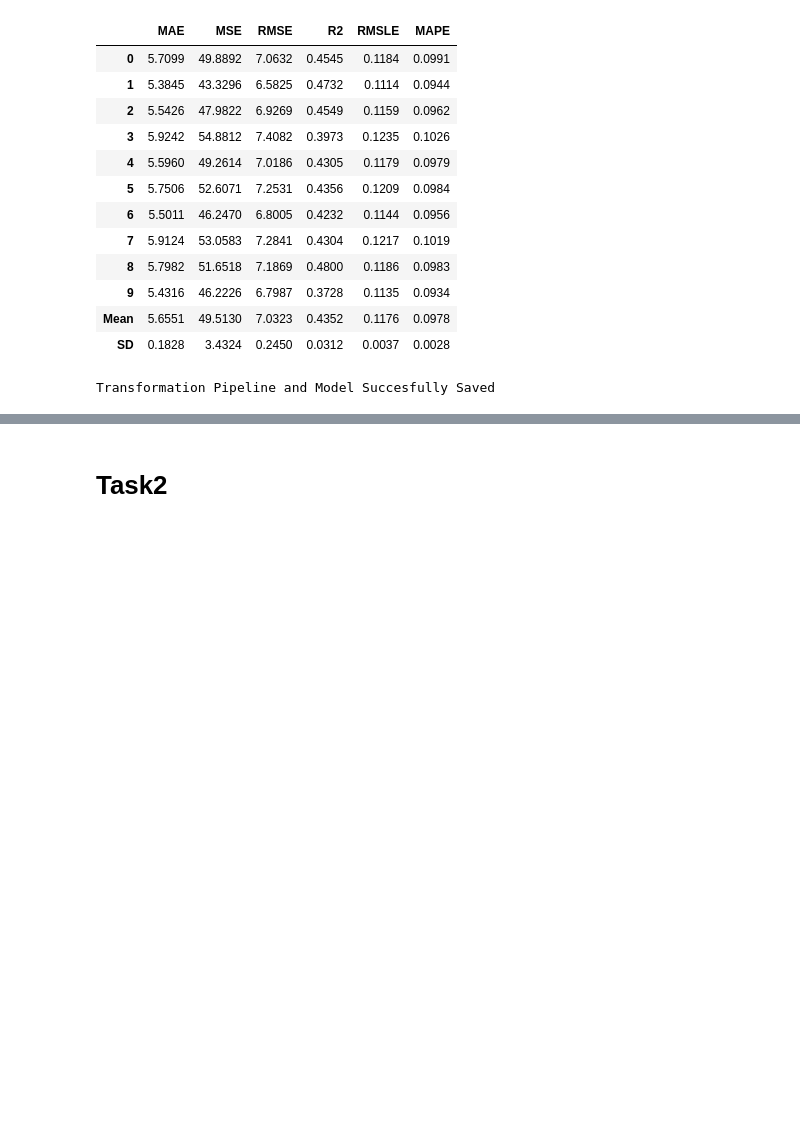
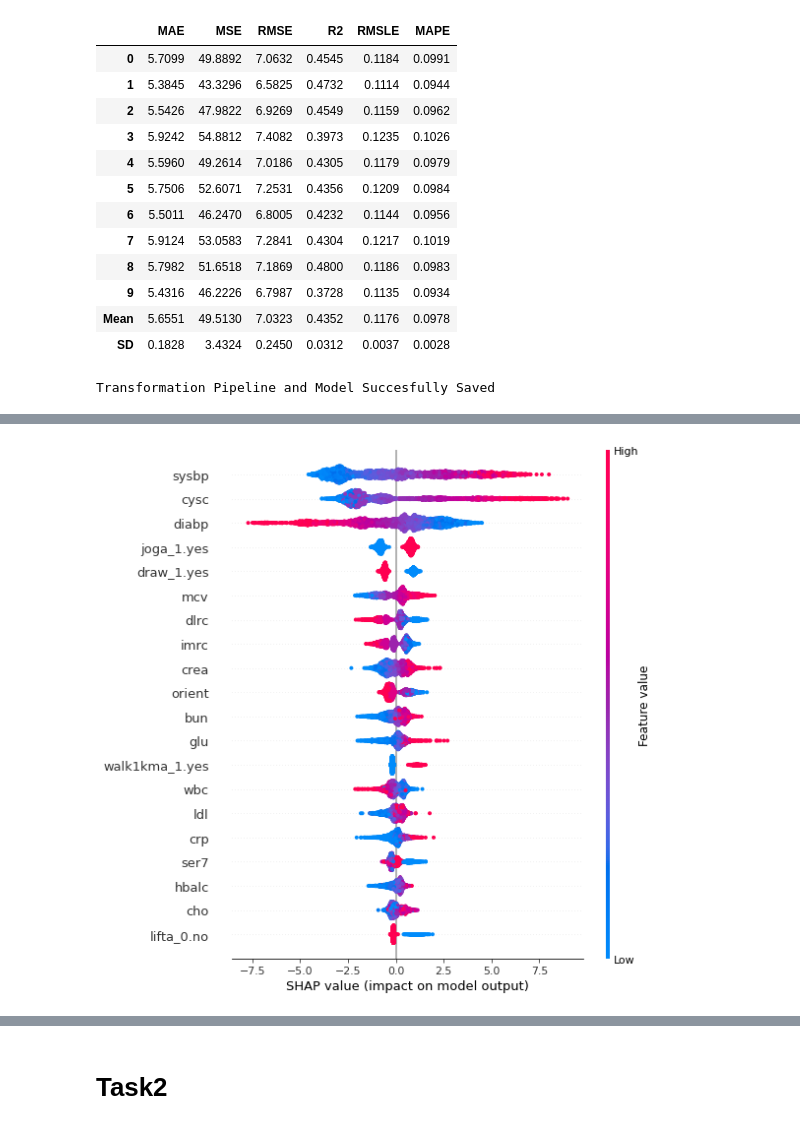
Before and after one commit to FoeinLove/DKU, a Jupyter notebook: Task include cysc.ipynb, the cells around one changed output, grey strips where cells are left out. Saved outputs shown, nothing was run; the diff lists cells and outputs as text; code cells hidden in the pictures; blank space fills up the shorter version.

```diff
--- a/Task include cysc.ipynb
+++ b/Task include cysc.ipynb
@@ -161,3 +161,7 @@ plot_feature_importance(cat.feature_importances_,cat.feature_names_,'')
+# %%
+interpret_model(best_task1)
+# %% [output]
+[figure, added]
 # %%
 #pred = predict_model(cat,data=df)
 #pred['res']= pred['Label']-pred['age']
```
Also changed, not shown: parts of 3 cells of this notebook.
